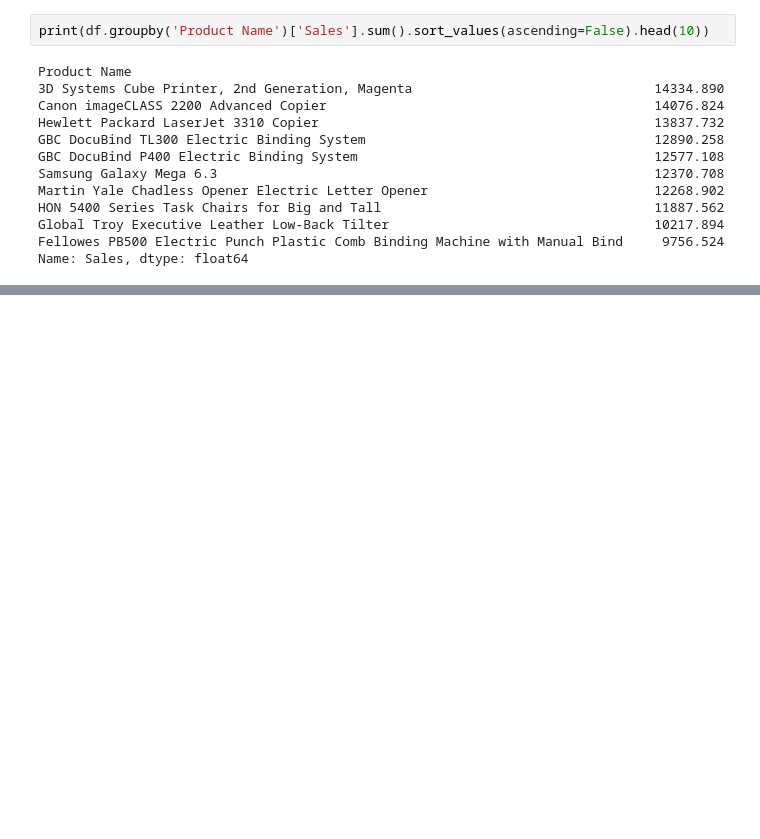
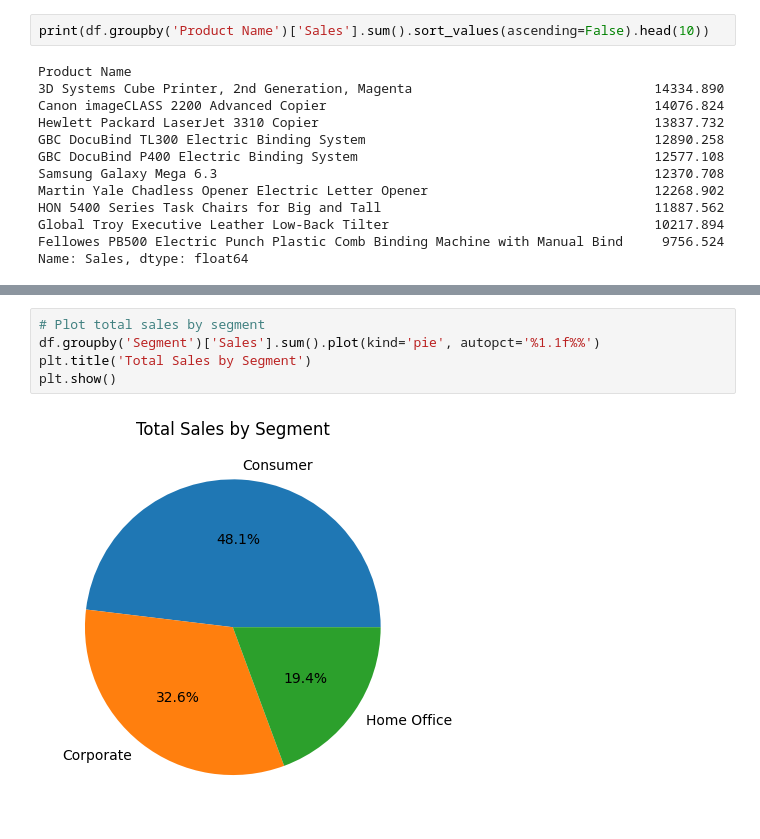
Before and after one commit to shy942/ml-projects-portfolio, a Jupyter notebook: dashboard-project/dashboard.ipynb, the cells around one changed output, grey strips where cells are left out. Saved outputs shown, nothing was run; the diff lists cells and outputs as text; blank space fills up the shorter version.

```diff
--- a/dashboard-project/dashboard.ipynb
+++ b/dashboard-project/dashboard.ipynb
@@ -94,0 +186,7 @@ Name: Sales, dtype: float64
+# %%
+# Plot total sales by segment
+df.groupby('Segment')['Sales'].sum().plot(kind='pie', autopct='%1.1f%%')
+plt.title('Total Sales by Segment')
+plt.show()
+# %% [output]
+[figure, added]
```
Also changed, not shown: parts of 7 cells of this notebook, 1 other file.
